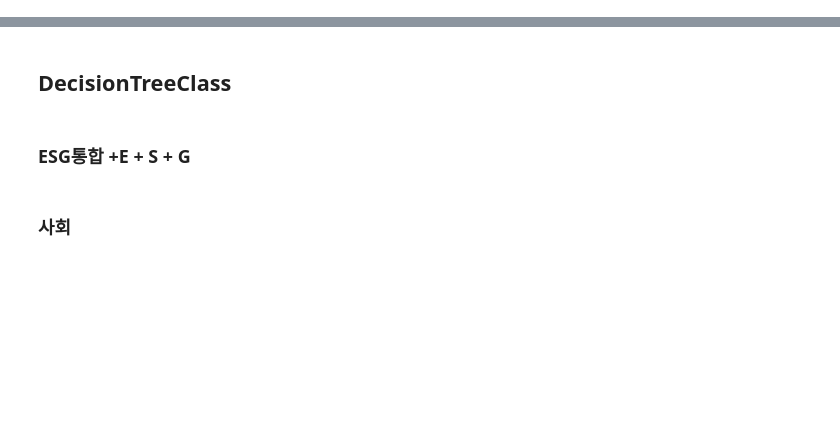
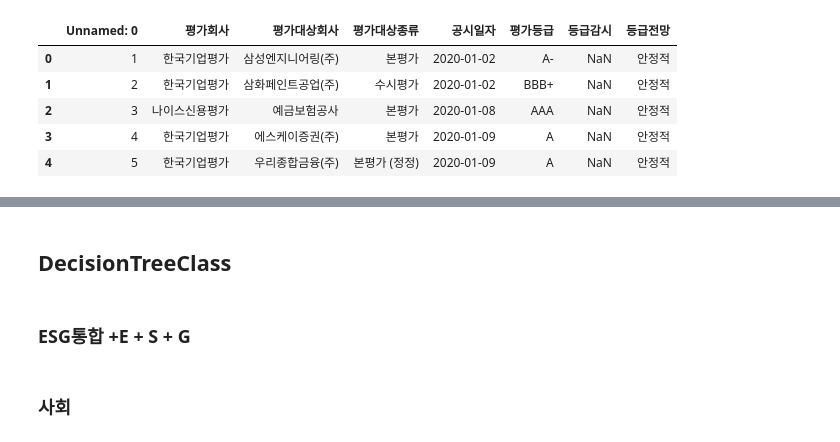
Before and after one commit to KIMS-Github/TIL_, a Jupyter notebook: regression_project/regression_project_0627.ipynb, the cells around one changed output, grey strips where cells are left out. Saved outputs shown, nothing was run; the diff lists cells and outputs as text; code cells hidden in the pictures; blank space fills up the shorter version.

```diff
--- a/regression_project/regression_project_0627.ipynb
+++ b/regression_project/regression_project_0627.ipynb
@@ -23,5 +103,13 @@ plt.rcParams['axes.unicode_minus'] = False
 # %%
 df_credit_2020 = pd.read_excel("2020_credit_rating.xlsx")
+df_credit_2020.head()
+# %% [output]
+|  | Unnamed: 0 | 평가회사 | 평가대상회사 | 평가대상종류 | 공시일자 | 평가등급 | 등급감시 | 등급전망 |
+| 0 | 1 | 한국기업평가 | 삼성엔지니어링(주) | 본평가 | 2020-01-02 | A- | NaN | 안정적 |
+| 1 | 2 | 한국기업평가 | 삼화페인트공업(주) | 수시평가 | 2020-01-02 | BBB+ | NaN | 안정적 |
+| 2 | 3 | 나이스신용평가 | 예금보험공사 | 본평가 | 2020-01-08 | AAA | NaN | 안정적 |
+| 3 | 4 | 한국기업평가 | 에스케이증권(주) | 본평가 | 2020-01-09 | A | NaN | 안정적 |
+| 4 | 5 | 한국기업평가 | 우리종합금융(주) | 본평가 (정정) | 2020-01-09 | A | NaN | 안정적 |
 # %%
 credit_dlist={"D":0,"C-":1,"C":2,"C+":3,"CC-":4,"CC":5,"CC+":6,"CCC-":7,"CCC":8,"CCC+":9,
               "B-":10,"B":11,"B+":12,"BB-":13,"BB":14,"BB+":15,"BBB-":16,"BBB":17,"BBB+":18,
```
Also changed, not shown: parts of 69 cells of this notebook.
